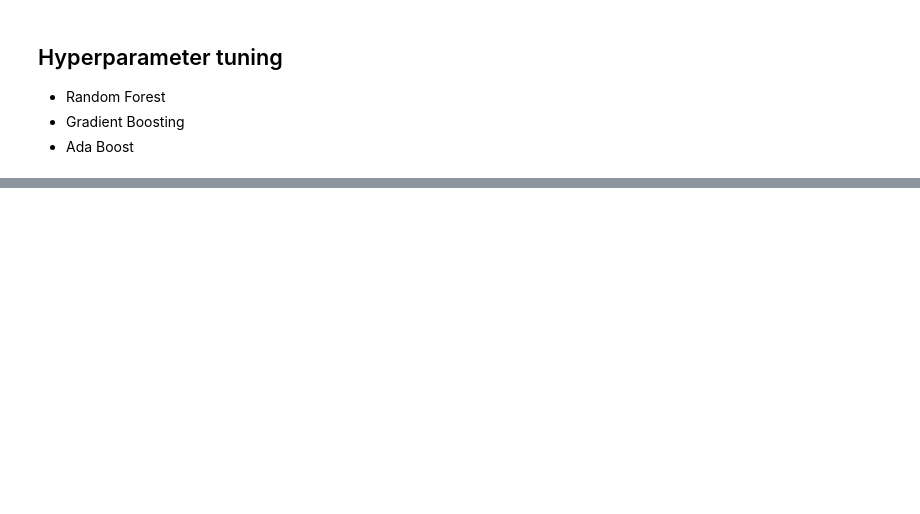
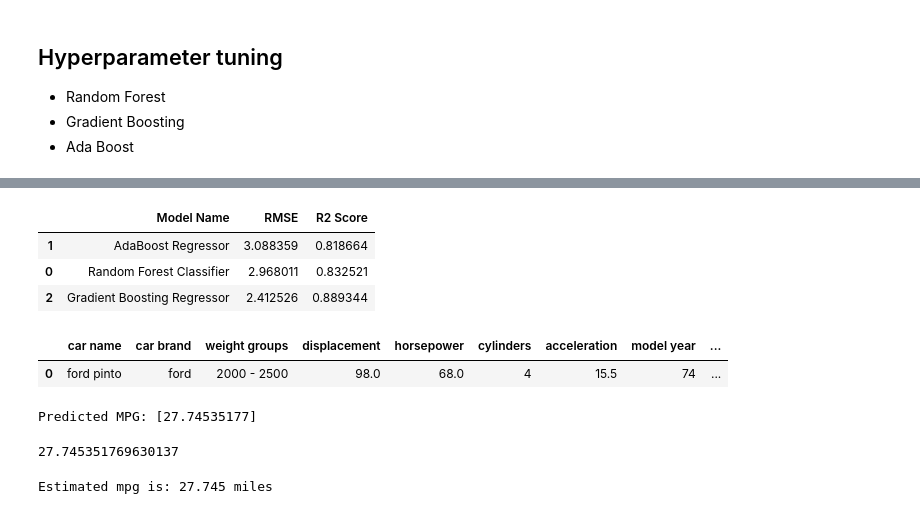
Before and after one commit to pravin-nawghare/Automotive-Fuel-Economy-Predictior, a Jupyter notebook: fuel_economy_eda.ipynb, the cells around one changed output, grey strips where cells are left out. Saved outputs shown, nothing was run; the diff lists cells and outputs as text; code cells hidden in the pictures; blank space fills up the shorter version.

```diff
--- a/fuel_economy_eda.ipynb
+++ b/fuel_economy_eda.ipynb
@@ -707,0 +755,7 @@ tuned_report =evaluate_models(X=x_transformed, y=y, models=best_models)
+# %%
+tuned_report
+# %% [output]
+|  | Model Name | RMSE | R2 Score |
+| 1 | AdaBoost Regressor | 3.088359 | 0.818664 |
+| 0 | Random Forest Classifier | 2.968011 | 0.832521 |
+| 2 | Gradient Boosting Regressor | 2.412526 | 0.889344 |
@@ -707,0 +774,32 @@ tuned_report =evaluate_models(X=x_transformed, y=y, models=best_models)
+# %%
+input_data = {
+    'car name': ['ford pinto'],
+    'car brand': ['ford'],
+    'weight groups': ['2000 - 2500'],
+    'displacement': [98.0],
+    'horsepower': [68.0],
+    'cylinders': [4],
+    'acceleration': [15.5],
+    'model year': [74],
+    'origin':[3],
+}
+# %%
+input = pd.DataFrame(input_data)
+input
+# %% [output]
+|  | car name | car brand | weight groups | displacement | horsepower | cylinders | acceleration | model year | ... |
+| 0 | ford pinto | ford | 2000 - 2500 | 98.0 | 68.0 | 4 | 15.5 | 74 | ... |
+# %%
+transformed_input = preprocessor_pkl.transform(input)
+predictions = model_pkl.predict(transformed_input)
+print('Predicted MPG:', predictions)
+# %% [output]
+Predicted MPG: [27.74535177]
+# %%
+print(predictions[0])
+# %% [output]
+27.745351769630137
+# %%
+print(f"Estimated mpg is: {round(predictions[0],3)} miles")
+# %% [output]
+Estimated mpg is: 27.745 miles
```
Also changed, not shown: parts of 19 cells of this notebook.
